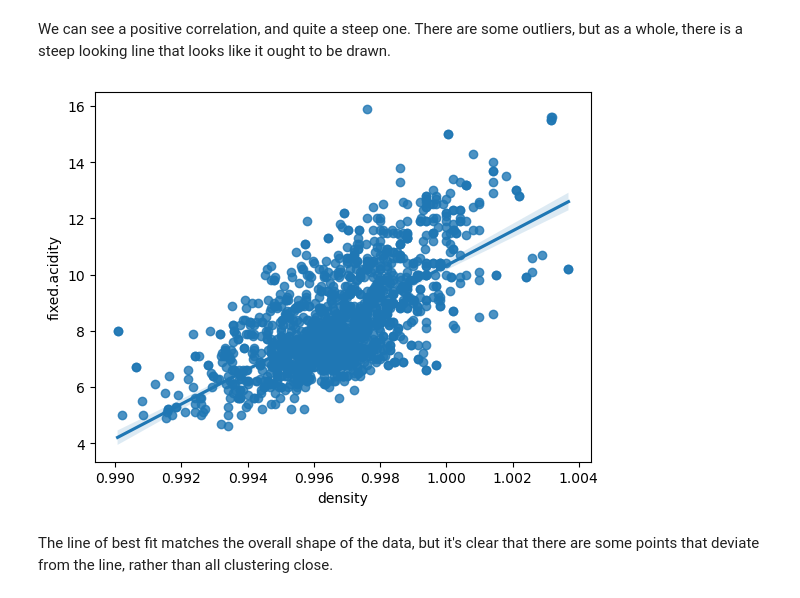
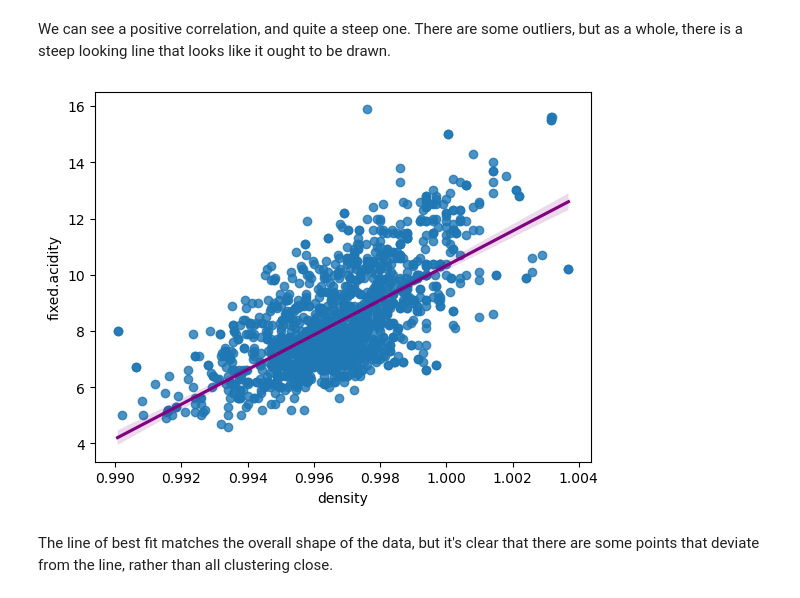
Before and after one commit to MsEM11/Linear_Regression_Case_Study, a Jupyter notebook: Springboard Regression Case Study - the Red Wine Dataset - Tier 3.ipynb, the cells around one changed output. Cells and saved outputs as stored; diff of their text form; code cells hidden in the pictures.

```diff
--- a/Springboard Regression Case Study - the Red Wine Dataset - Tier 3.ipynb
+++ b/Springboard Regression Case Study - the Red Wine Dataset - Tier 3.ipynb
@@ -234,9 +232,9 @@ sns.scatterplot(x='density',y='fixed.acidity',data=wines);
 We can see a positive correlation, and quite a steep one. There are some outliers, but as a whole, there is a steep looking line that looks like it ought to be drawn.
 # %%
 # Call the regplot method on your sns object, with parameters: x = 'density', y = 'fixed.acidity'
-sns.regplot(x='density',y='fixed.acidity',data=wines);
+sns.regplot(x='density',y='fixed.acidity',data=wines,line_kws={'color':'purple'});
 # %% [output]
-[figure, old version]
+[figure, new version]
 # %% [markdown]
 The line of best fit matches the overall shape of the data, but it's clear that there are some points that deviate from the line, rather than all clustering close.
 # %% [markdown]
```
Also changed, not shown: parts of 8 cells of this notebook.
